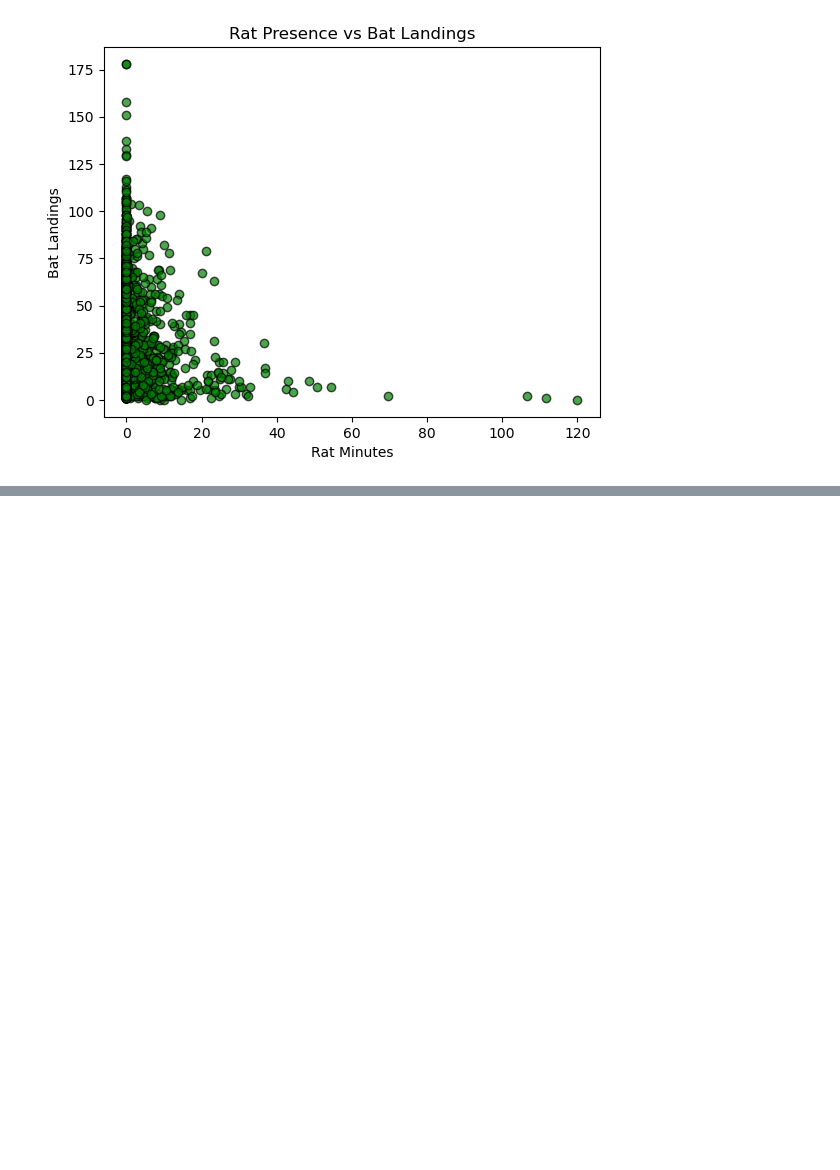
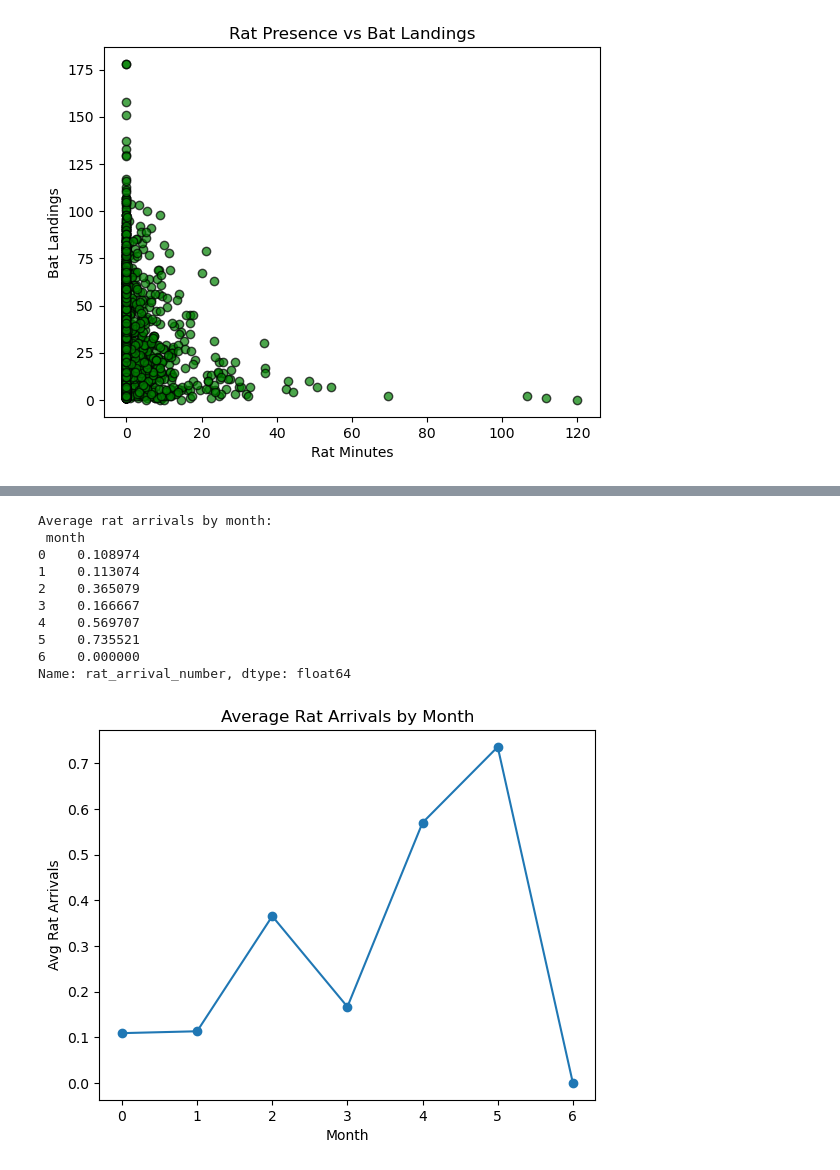
Before and after one commit to Upendra-B/Foundation-Of-Data-Science, a Jupyter notebook: Assesment 2/Solution.ipynb, the cells around one changed output, grey strips where cells are left out. Drawn from its saved outputs; the diff is of its cells as text; code cells hidden in the pictures; blank space fills up the shorter version.

```diff
--- a/Assesment 2/Solution.ipynb
+++ b/Assesment 2/Solution.ipynb
@@ -301,0 +259,21 @@ plt.show()
+# %%
+# Dataset2: average rat arrivals by month
+season_rat = df2.groupby('month')['rat_arrival_number'].mean()
+print("Average rat arrivals by month:\n", season_rat)
+
+season_rat.plot(kind="line", marker="o", title="Average Rat Arrivals by Month")
+plt.xlabel("Month")
+plt.ylabel("Avg Rat Arrivals")
+plt.show()
+# %% [output]
+Average rat arrivals by month:
+ month
+0    0.108974
+1    0.113074
+2    0.365079
+3    0.166667
+4    0.569707
+5    0.735521
+6    0.000000
+Name: rat_arrival_number, dtype: float64
+[figure, added]
```
Also changed, not shown: parts of 12 cells of this notebook, 1 other file.
